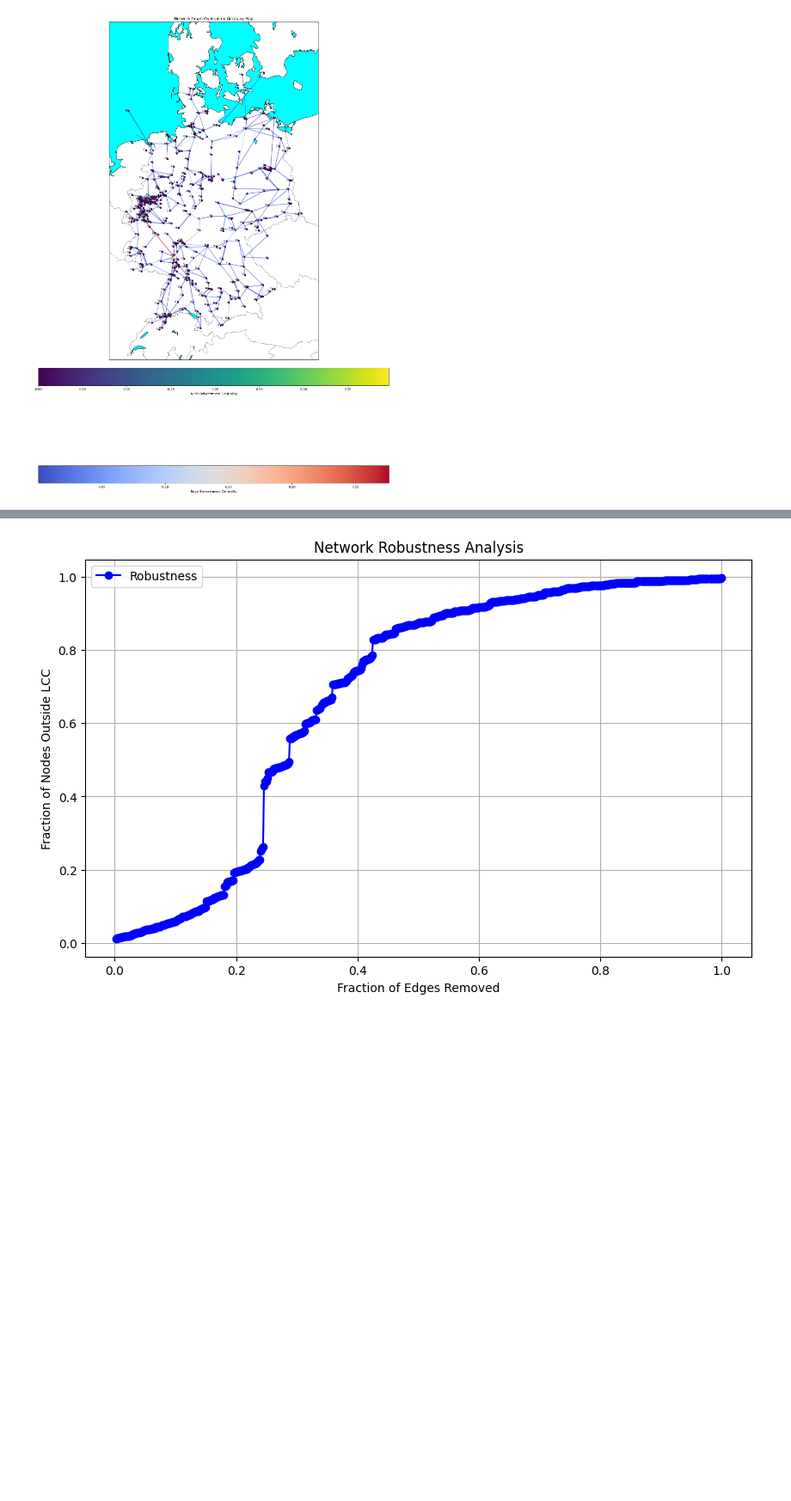
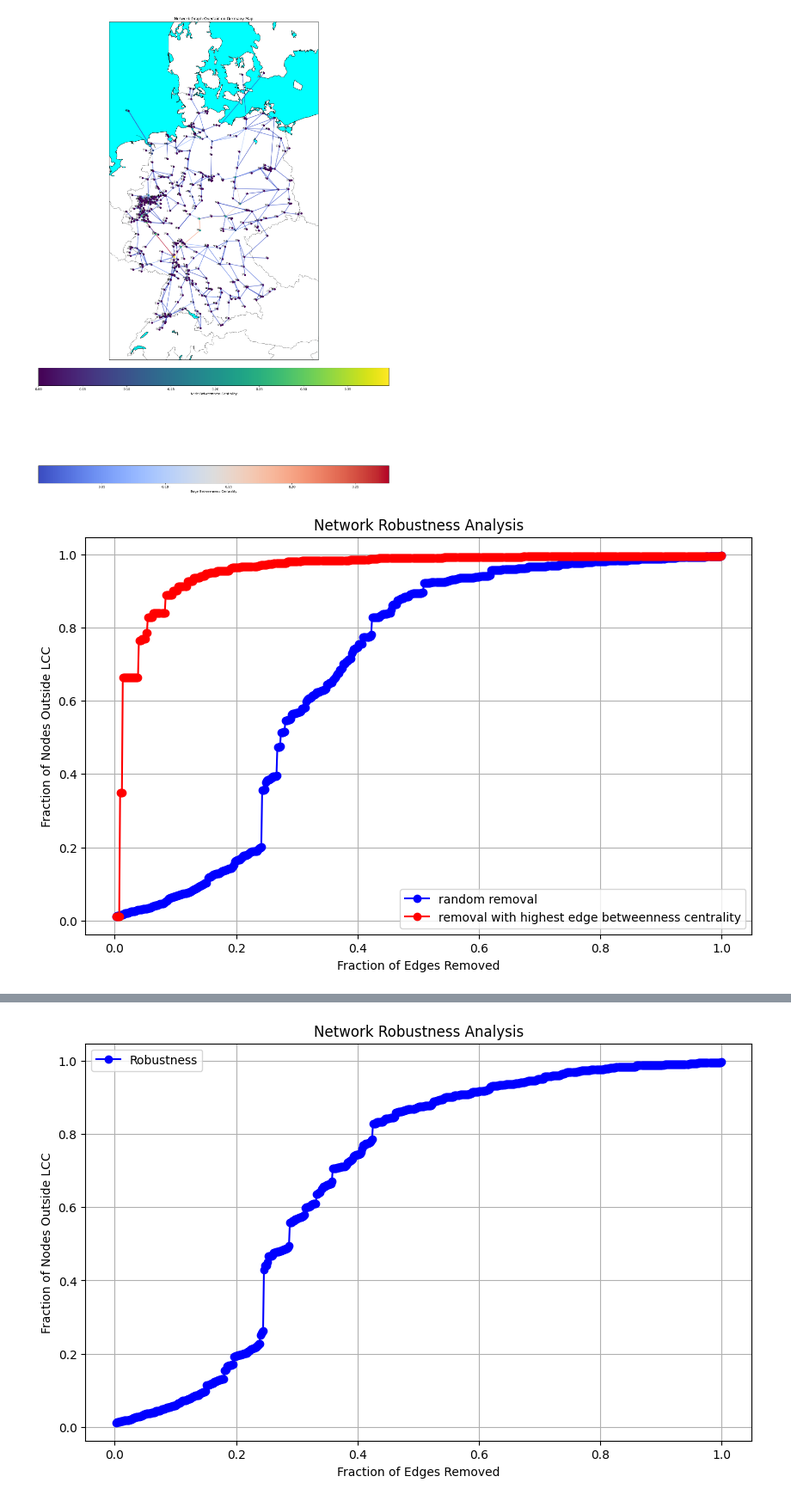
Before and after one commit to lschulte09/network_sci, a Jupyter notebook: Project/Project.ipynb, the cells around one changed output, grey strips where cells are left out. Shown at 86% size. Drawn from its saved outputs; the diff is of its cells as text; code cells hidden in the pictures; blank space fills up the shorter version.

```diff
--- a/Project/Project.ipynb
+++ b/Project/Project.ipynb
@@ -205,0 +404,4 @@ def evaluate_network_robustness(graph, num_trials=100):
+# %%
+evaluate_network_robustness_edges(G, num_trials=500)
+# %% [output]
+[figure, added]
```
Also changed, not shown: parts of 17 cells of this notebook, 1 other file.
